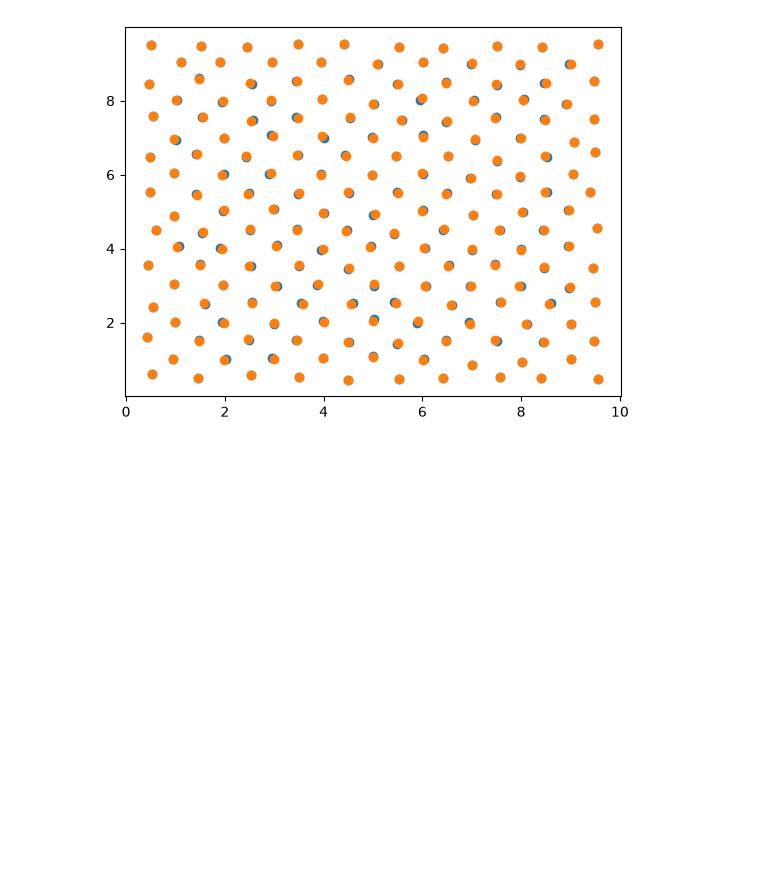
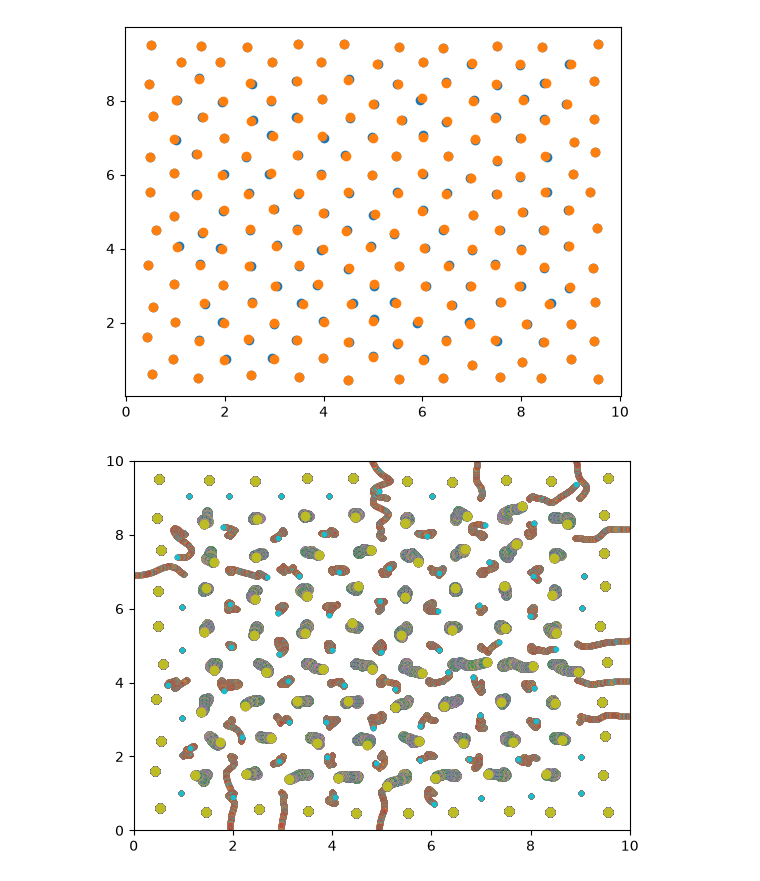
Before and after one commit to smazoyerdatascience/2D-Glass, a Jupyter notebook: basic_simulations.ipynb, the cells around one changed output. Cells and saved outputs as stored; diff of their text form; code cells hidden in the pictures; blank space fills up the shorter version.

Commit message:
testing parameter time_step

```diff
--- a/basic_simulations.ipynb
+++ b/basic_simulations.ipynb
@@ -626,3 +626,18 @@ plt.scatter(x=coord2[:,1], y=coord2[:,2])
 # %% [output]
 <matplotlib.collections.PathCollection at 0x...>
 [figure]
+# %%
+n_step = 1000
+time_step = 1
+coord2 = coord0.copy()
+
+for step in range(n_step):
+    coord1 = coord2.copy()
+    coord2 = all_partic_1step(coord = coord1,time_step = 0.01)
+
+    plt.scatter(x=coord1[np.where(coord1[:,3]==1),1], y=coord1[np.where(coord1[:,3]==1),2], marker="o")
+    plt.scatter(x=coord1[np.where(coord1[:,3]==0),1], y=coord1[np.where(coord1[:,3]==0),2], marker=".")
+    plt.xlim(0,10)
+    plt.ylim(0,10)
+# %% [output]
+[figure, added]
```
